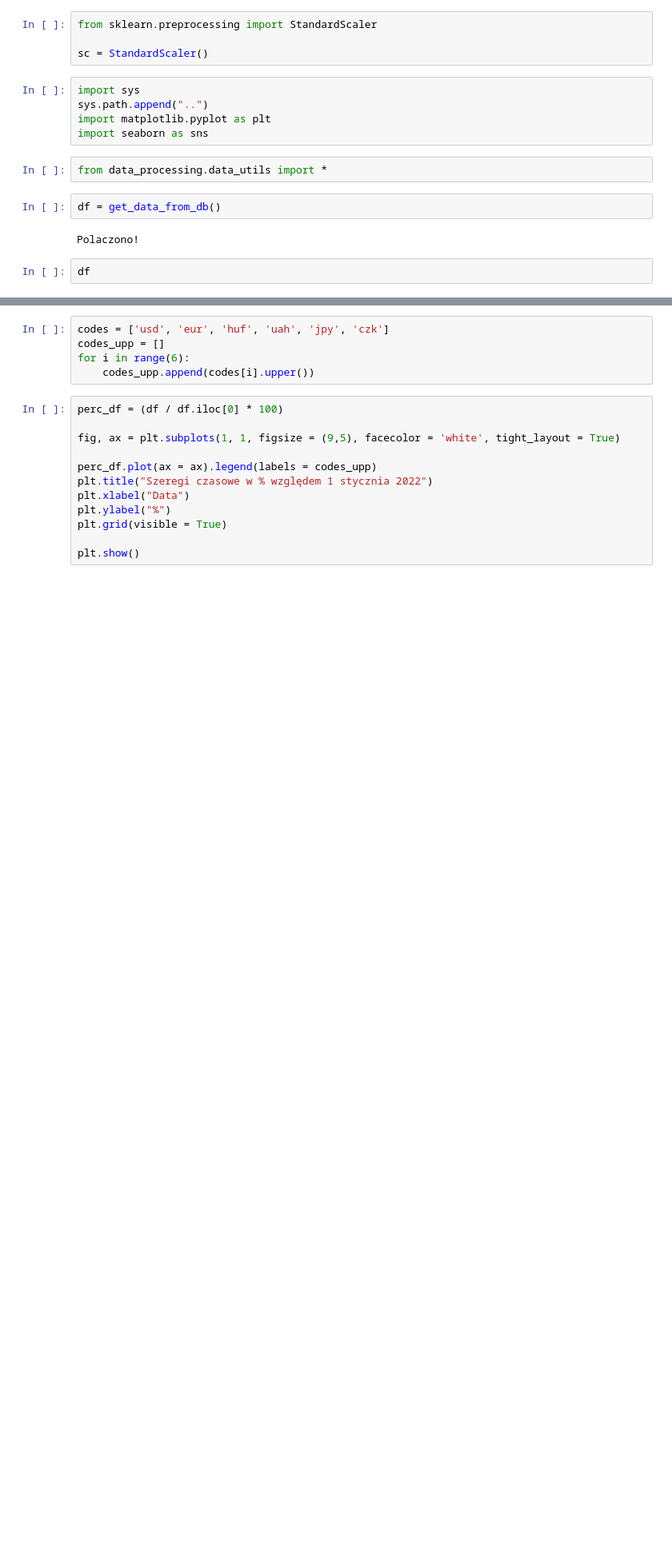
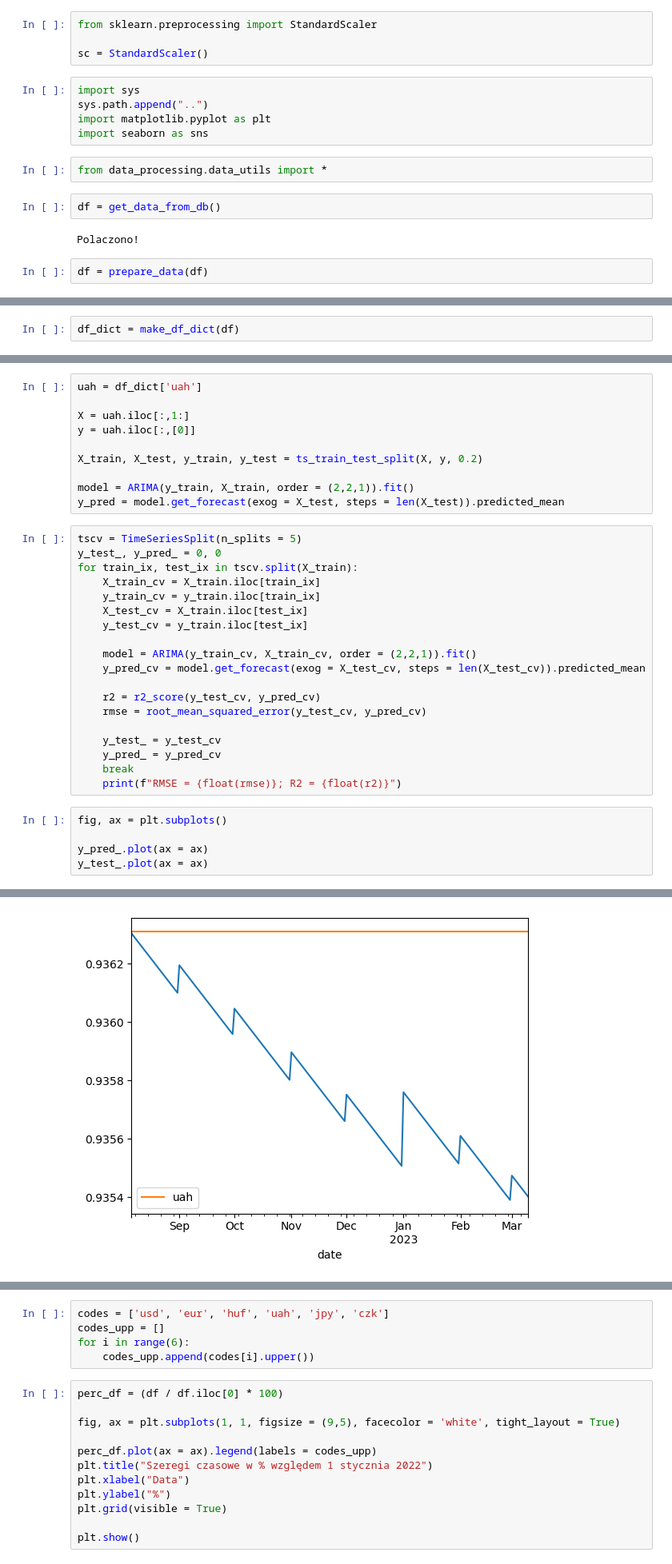
Before and after one commit to dradamm8/ExchangeRatesAnalysis, a Jupyter notebook: notebooks/projekt.ipynb, the cells around one changed output, grey strips where cells are left out. Shown at 80% size. Saved outputs shown, nothing was run; the diff lists cells and outputs as text; blank space fills up the shorter version.

```diff
--- a/notebooks/projekt.ipynb
+++ b/notebooks/projekt.ipynb
@@ -32,4 +38,4 @@ df = get_data_from_db()
 # %% [output]
 Polaczono!
 # %%
-df
+df = prepare_data(df)
@@ -50,0 +42,2 @@ df
+# %%
+df_dict = make_df_dict(df)
@@ -50,0 +46,35 @@ df
+# %%
+uah = df_dict['uah']
+
+X = uah.iloc[:,1:]
+y = uah.iloc[:,[0]]
+
+X_train, X_test, y_train, y_test = ts_train_test_split(X, y, 0.2)
+
+model = ARIMA(y_train, X_train, order = (2,2,1)).fit()
+y_pred = model.get_forecast(exog = X_test, steps = len(X_test)).predicted_mean
+# %%
+tscv = TimeSeriesSplit(n_splits = 5)
+y_test_, y_pred_ = 0, 0
+for train_ix, test_ix in tscv.split(X_train):
+    X_train_cv = X_train.iloc[train_ix]
+    y_train_cv = y_train.iloc[train_ix]
+    X_test_cv = X_train.iloc[test_ix]
+    y_test_cv = y_train.iloc[test_ix]
+
+    model = ARIMA(y_train_cv, X_train_cv, order = (2,2,1)).fit()
+    y_pred_cv = model.get_forecast(exog = X_test_cv, steps = len(X_test_cv)).predicted_mean
+
+    r2 = r2_score(y_test_cv, y_pred_cv)
+    rmse = root_mean_squared_error(y_test_cv, y_pred_cv)
+
+    y_test_ = y_test_cv
+    y_pred_ = y_pred_cv
+    break
+    print(f"RMSE = {float(rmse)}; R2 = {float(r2)}")
+# %%
+fig, ax = plt.subplots()
+
+y_pred_.plot(ax = ax)
+y_test_.plot(ax = ax)
+# %% [output]
@@ -50,0 +82 @@ df
+[figure, added]
```
Also changed, not shown: parts of 77 cells of this notebook, 1 other file.
